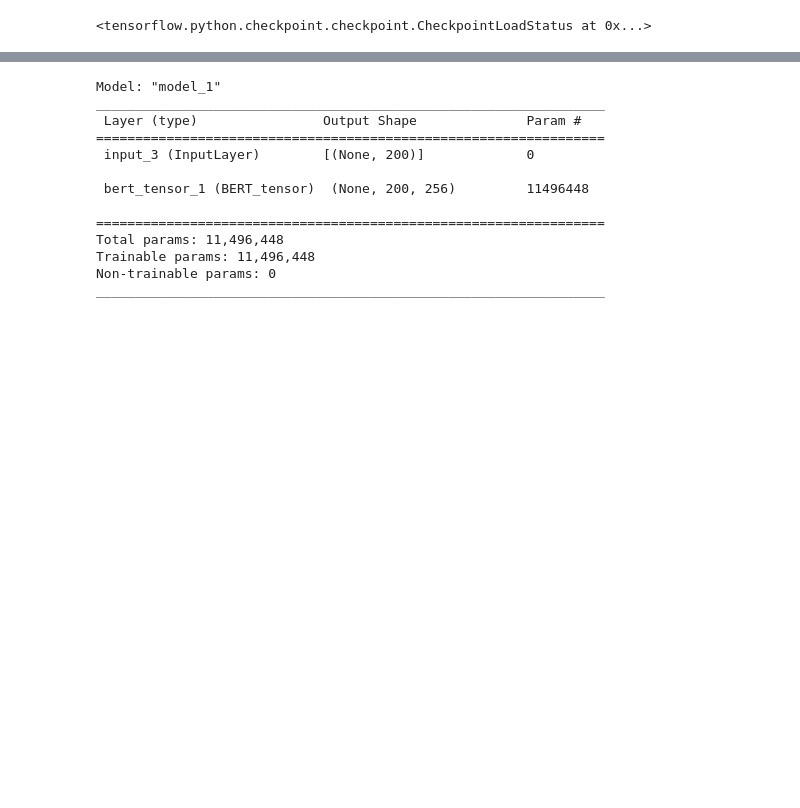
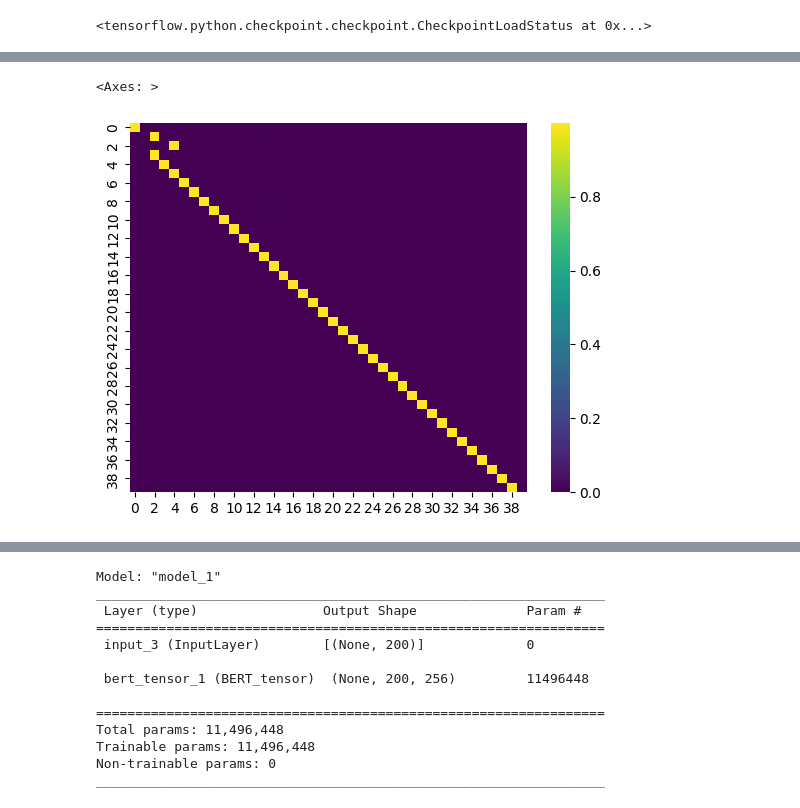
Before and after one commit to pop756/QM, a Jupyter notebook: BERT_process_SMILE.ipynb, the cells around one changed output, grey strips where cells are left out. Cells and saved outputs as stored; diff of their text form; code cells hidden in the pictures; blank space fills up the shorter version.

```diff
--- a/BERT_process_SMILE.ipynb
+++ b/BERT_process_SMILE.ipynb
@@ -420,3 +675,8 @@ model.compile(optimizer= optimizer, loss = custom_loss, metrics= Mask_acc)
+# %%
+model.layers[2].embedding.set_weights(paras[248:250])
+# %%
+for i in range(8):
+    model.layers[2].encoder[i].set_weights(paras[31*i:31*(i+1)])
 # %%
 model.load_weights('./BERT/SMILE/small_tensor_Random_ZINC_L_model_weights')
 # %% [output]
@@ -428,14 +688,14 @@ size = 300000
 for k in range(1):
         for i in range(0,int(len(embedding_word)/size)):
                 if k == 0:
-                        i = i+48
+                        i = i + 8
                 if i == int(len(embedding_word)/size):
                         break
-                if i <80:
-                        lr = (1e-4-1e-6)*(i)/80 + 1e-6
+                if i <10:
+                        lr = (1e-4-1e-6)*(i)/10 + 1e-6
                 else:
-                        lr = 1e-4*np.sqrt(80)/np.sqrt(i)
-                optimizer = tf.keras.optimizers.Adam(learning_rate=1e-4)
+                        lr = 1e-4*np.sqrt(10)/np.sqrt(i)
+                optimizer = tf.keras.optimizers.Adam(learning_rate=lr)
                 model.compile(optimizer= optimizer, loss = custom_loss, metrics= Mask_acc)
                 max = 16
                 mask_input = []
@@ -479,7 +739,7 @@ for k in range(1):
 
                 print(f'This is {i} number step')
                 with tf.device('/device:GPU:0'):
-                        if i % 10 == 0:
+                        if i % 4 == 0:
                                 model.fit([np.array(random_value),np.array(inputs2)],np.array(output,dtype = int),epochs=1,batch_size=32,callbacks = [early_stopping_cb],validation_data=([np.array(random_value_val),np.array(mask_input_val)],np.array(output_val)))
                         else:
                                 model.fit([np.array(random_value),np.array(inputs2)],np.array(output,dtype = int),epochs=1,batch_size=32,callbacks = [early_stopping_cb])
@@ -489,0 +778,16 @@ NameError: name 'train_set' is not defined
+# %%
+from Module.custom_layers import Attention_mask
+
+hidden,mask = model.layers[2].embedding(random_value[:10])
+mask = Attention_mask(mask)
+index = 2
+for i in range(index):
+    hidden = model.layers[2].encoder[i](hidden,mask)
+_,output = model.layers[2].encoder[index].att(hidden,mask)
+# %%
+import matplotlib.pyplot as plt
+import seaborn as sns
+sns.heatmap(output[4][4][0:40,0:40], cmap='viridis', fmt=".2f")
+# %% [output]
+<Axes: >
+[figure, added]
```
Also changed, not shown: parts of 25 cells of this notebook, 33 other files.
